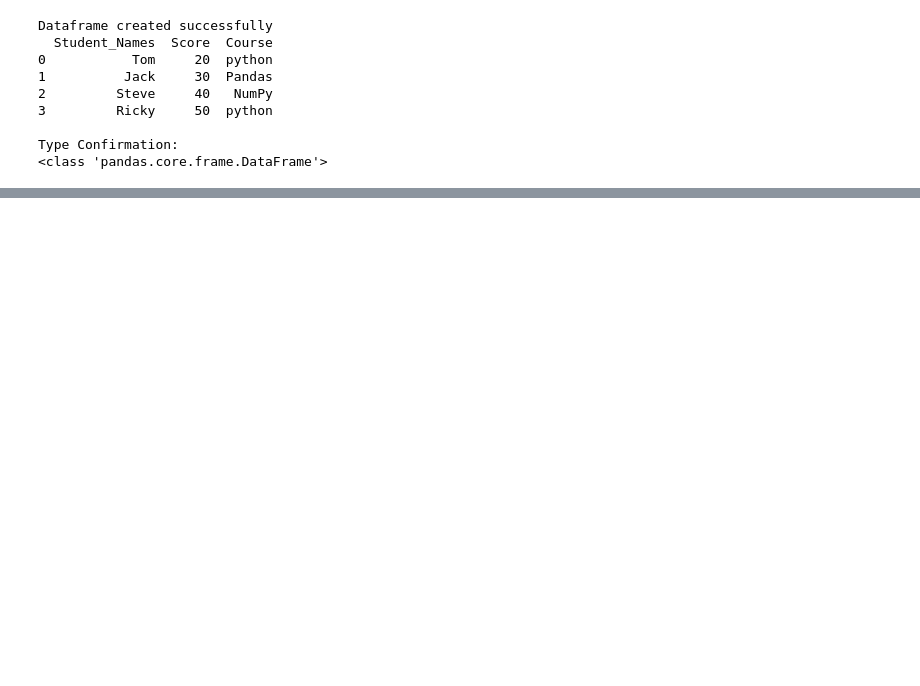
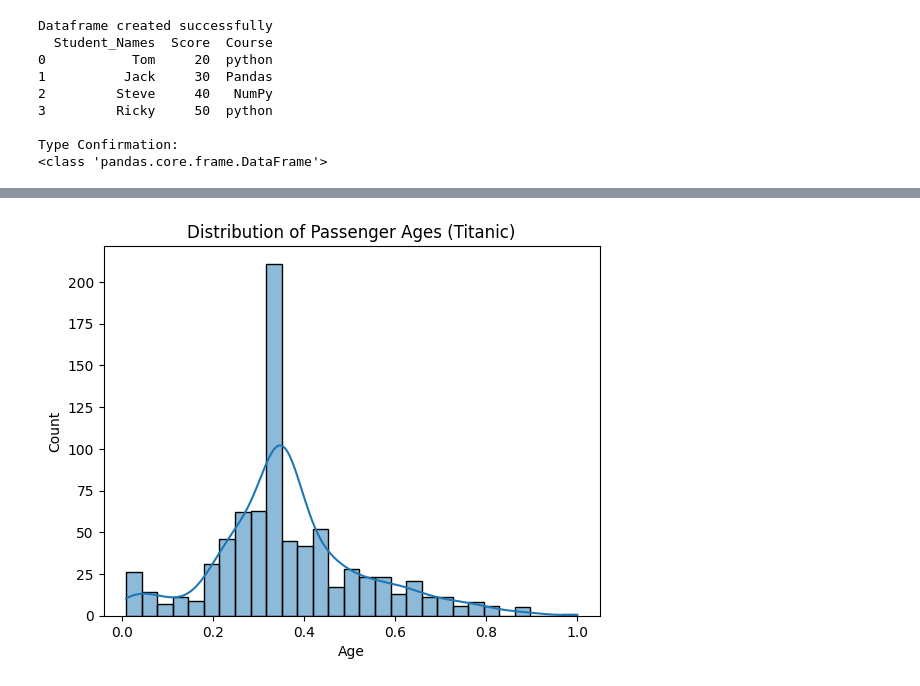
Before and after one commit to fayomiEsther82/ML-Learning-Notebooks, a Jupyter notebook: 02_Pandas_DataFrames.ipynb, the cells around one changed output, grey strips where cells are left out. Cells and saved outputs as stored; diff of their text form; code cells hidden in the pictures; blank space fills up the shorter version.

```diff
--- a/02_Pandas_DataFrames.ipynb
+++ b/02_Pandas_DataFrames.ipynb
@@ -29,0 +247,11 @@ Type Confirmation:
+# %%
+import pandas as pd
+
+# Define the exact path where you uploaded the CSV file (MUST UPDATE THIS PATH!)
+file_path = '/content/drive/MyDrive/Kaggle_Titanic_Dataset/train_data.csv'
+
+# Use the Pandas function to read the file into a new DataFrame
+df_real_world = pd.read_csv(file_path)
+
+# Display the first 5 rows to confirm success
+print("First 5 rows of Real Data:\n", df_real_world.head())
@@ -29,0 +281,9 @@ Type Confirmation:
+# %%
+# Use Seaborn to plot the distribution of a numerical column
+sns.histplot(data=df_real_world, x='Age', kde=True)
+
+# Optional: Add a title
+plt.title('Distribution of Passenger Ages (Titanic)')
+plt.show()
+# %% [output]
+[figure, added]
```
Also changed, not shown: parts of 21 cells of this notebook.
